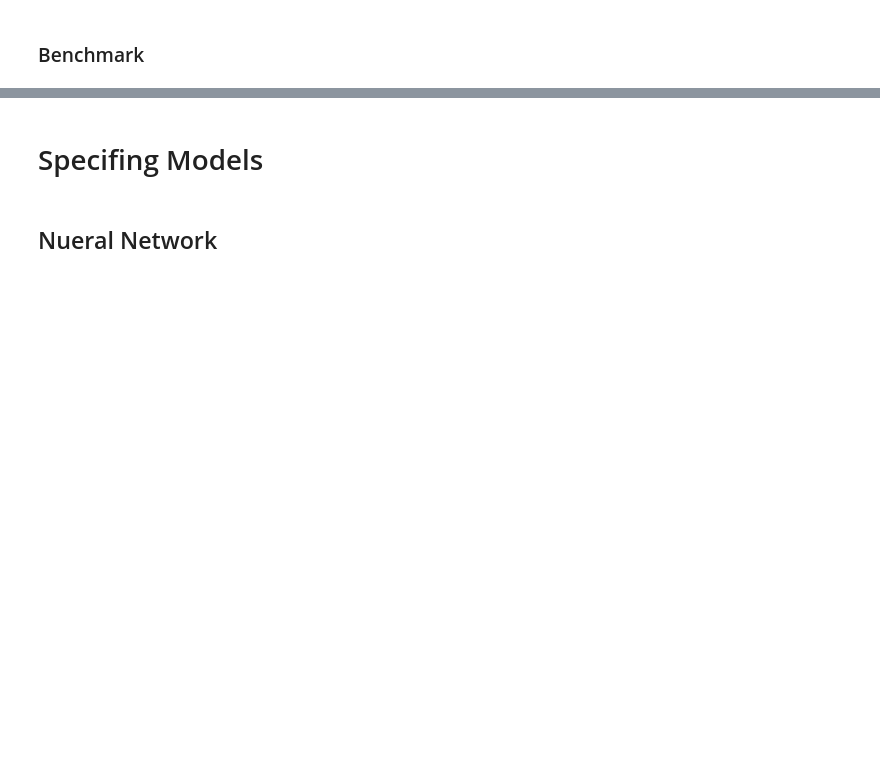
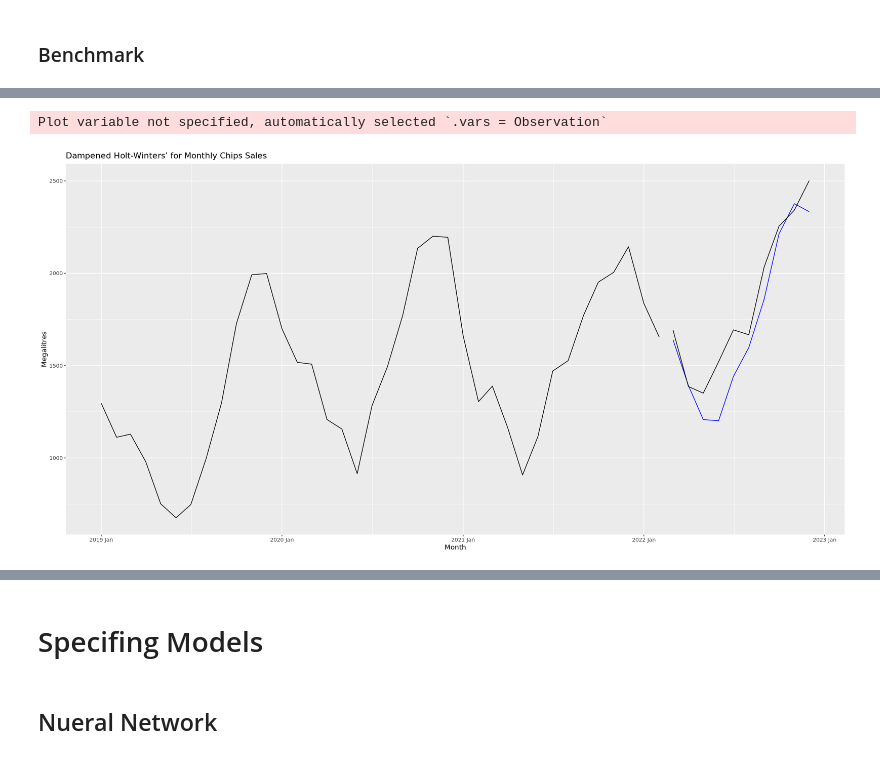
Before and after one commit to Ibrahim-Khayat/-IE499, a Jupyter notebook: index.ipynb, the cells around one changed output, grey strips where cells are left out. Drawn from its saved outputs; the diff is of its cells as text; code cells hidden in the pictures; blank space fills up the shorter version.

```diff
--- a/index.ipynb
+++ b/index.ipynb
@@ -294,0 +412,18 @@ Plot variable not specified, automatically selected `.vars = Observation`
+# %%
+Chips_fit <- Chips_train |>
+  model(ETS(Observation))
+
+Chips_fc <- Chips_fit |> forecast(h = 10)
+Chips_fc |>
+  autoplot(Chips_train, level = NULL) +
+  autolayer(Chips_Test,
+    colour = "black"
+  ) +
+  labs(
+    y = "Megalitres",
+    title = "Dampened Holt-Winters’ for Monthly Chips Sales"
+  ) +
+  guides(colour = guide_legend(title = "Forecast"))
+# %% [output]
+Plot variable not specified, automatically selected `.vars = Observation`
+[figure, added]
```
Also changed, not shown: parts of 14 cells of this notebook.
